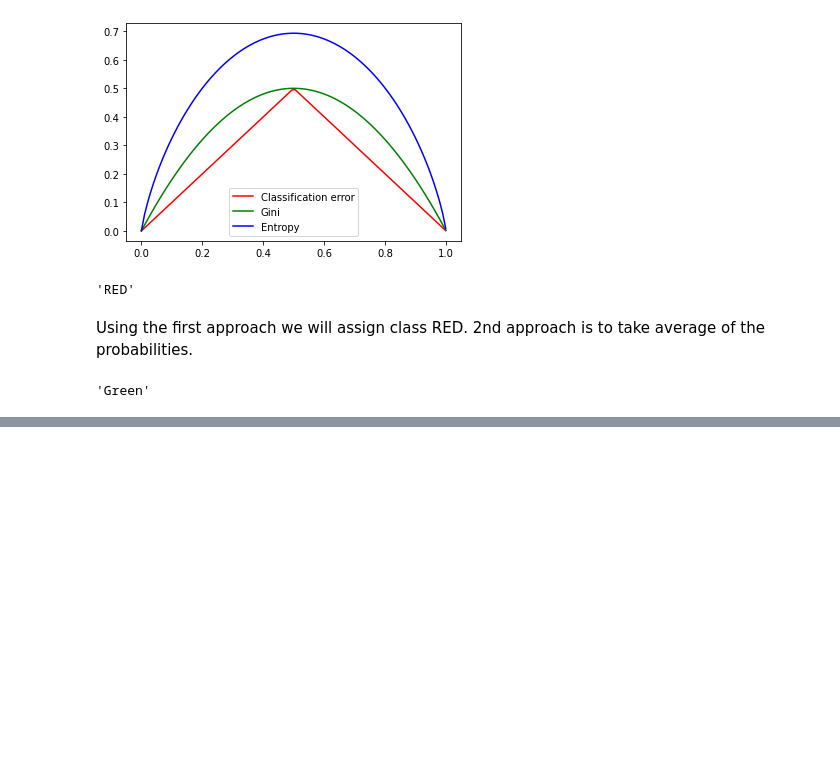
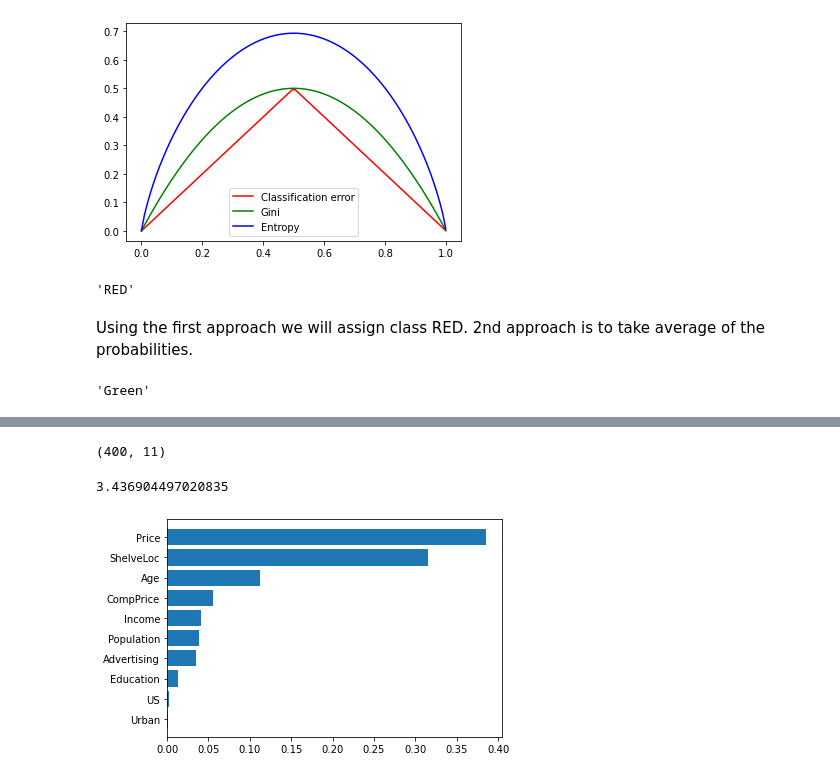
Before and after one commit to atystats/ISLR_Notes_codes, a Jupyter notebook: Chapter 8.ipynb, the cells around one changed output, grey strips where cells are left out. Drawn from its saved outputs; the diff is of its cells as text; code cells hidden in the pictures; blank space fills up the shorter version.

Commit message:
Notebook on ISLR

```diff
--- a/Chapter 8.ipynb
+++ b/Chapter 8.ipynb
@@ -478,0 +504,28 @@ Using the first approach we will assign class Green.
+# %%
+url = "https://raw.githubusercontent.com/atystats/ISLR_Notes_codes/master/Datasets/Carseats.csv"
+Carseats = pd.read_csv(url)
+Carseats["ShelveLoc"] = pd.factorize(Carseats.ShelveLoc)[0]
+Carseats["Urban"] = pd.factorize(Carseats.Urban)[0]
+Carseats["US"] = pd.factorize(Carseats.US)[0]
+Carseats.shape
+# %% [output]
+(400, 11)
+# %%
+X = Carseats.drop("Sales", axis = 1)
+y = Carseats["Sales"]
+
+X_train, X_test, y_train, y_test = train_test_split(X, y, test_size = 0.5, random_state = 0)
+
+RF_reg = RandomForestRegressor(n_estimators = 100, max_features = 10,
+                                       min_samples_leaf = 5, min_samples_split = 5).fit(X_train, y_train)
+print(mean_squared_error(y_test, RF_reg.predict(X_test)))
+# %% [output]
+3.436904497020835
+# %%
+Importance = pd.DataFrame({'Importance':RF_reg.feature_importances_}, index=X.columns)
+Importance.sort_values('Importance', axis=0, ascending=True, inplace = True)
+plt.barh(list(range(len(RF_reg.feature_importances_))), Importance['Importance'])
+plt.yticks(list(range(len(RF_reg.feature_importances_))), Importance.index)
+plt.show()
+# %% [output]
+[figure, added]
```
Also changed, not shown: parts of 11 cells of this notebook.
